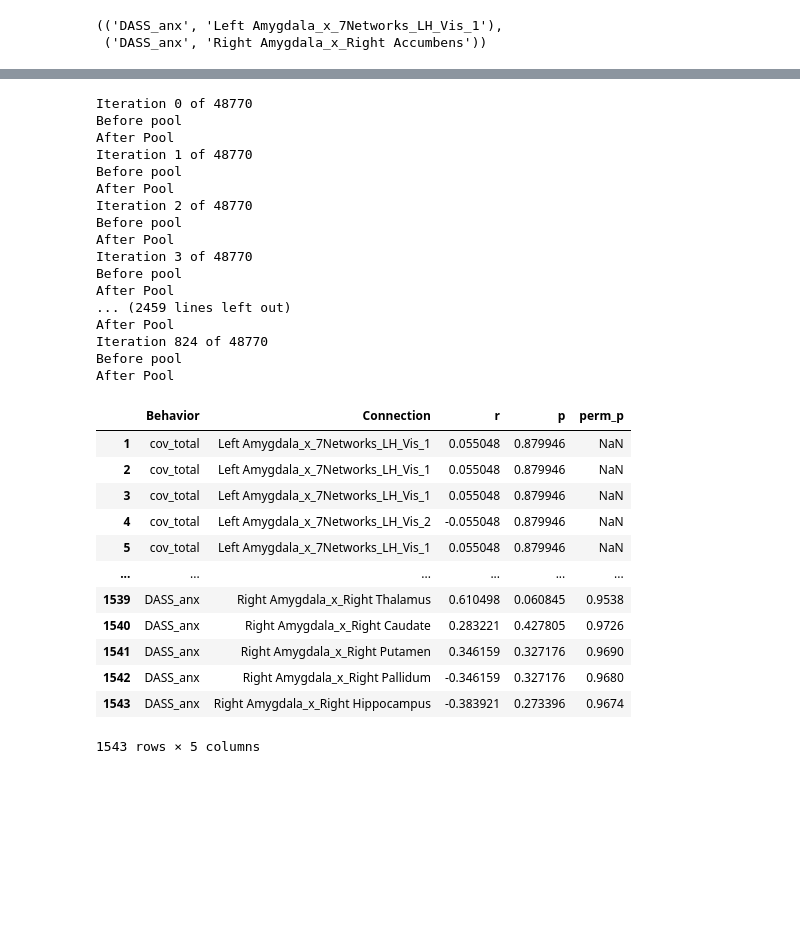
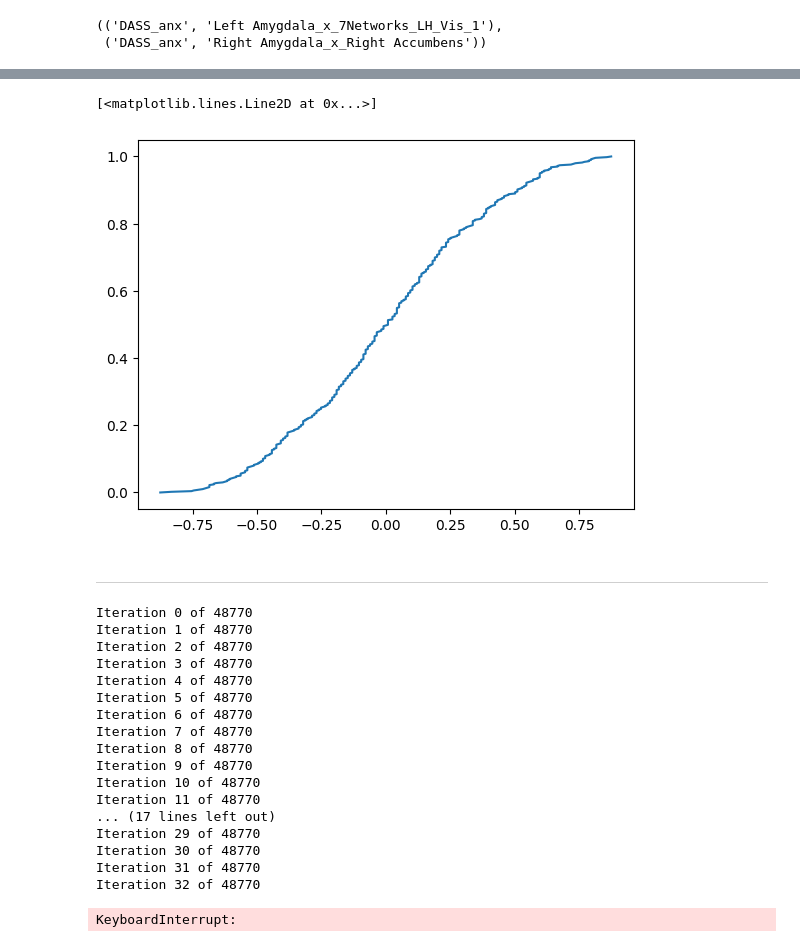
Before and after one commit to gv21/MIP_lab_Project, a Jupyter notebook: group_analysis.ipynb, the cells around one changed output, grey strips where cells are left out. Saved outputs shown, nothing was run; the diff lists cells and outputs as text; code cells hidden in the pictures; blank space fills up the shorter version.

```diff
--- a/group_analysis.ipynb
+++ b/group_analysis.ipynb
@@ -112,0 +96,17 @@ connection_x_behavior2[19508],connection_x_behavior2[20333] #fin de DASS_anx con
+# %%
+b = connection_x_behavior2[19508][0]
+c = connection_x_behavior2[19508][1]
+
+behavioral_data = behavioral_arrays[b]
+
+# Format data
+pairwise_arrays = np.vstack((behavioral_data, fMRI_arrays[c])).transpose() ###enlever age, sex, movement pour moi
+pairwise_dataframe = pd.DataFrame(data=pairwise_arrays, columns=['behavior', 'fMRI'], dtype='float32')###enlever age, sex, movement pour moi
+
+pairwise_dataframe = pairwise_dataframe.dropna().reset_index(drop=True)  # account for subjects with missing  ###usefull for me?
+if not ('TR-' in c):  # if movie-wide analysis, use absolute values for all covariates/behavior
+    pairwise_dataframe.loc[:, pairwise_dataframe.columns != 'fMRI'] = \
+        np.absolute(pairwise_dataframe.loc[:, pairwise_dataframe.columns != 'fMRI'])  # all columns that aren't fMRI ###only behavior for me since I don't have
+# Statistical test
+correlation = pg.corr(x=pairwise_dataframe['fMRI'], y=pairwise_dataframe['behavior'], method='spearman')
+null_dist = null_dist(pairwise_dataframe)
@@ -113,3 +131,14 @@ connection_x_behavior2[19508],connection_x_behavior2[20333] #fin de DASS_anx con
+# %%
+null_dist.sort()
+# %%
+from matplotlib import pyplot as plt
+x = np.linspace(0,1,len(null_dist))
+plt.plot(null_dist,x)
+# %% [output]
+[<matplotlib.lines.Line2D at 0x...>]
+[figure, added]
+# %% [markdown]
+----------------------------
 # %%
 from multiprocessing import Pool
 connection_x_behavior2 = list(product(list(behavioral_arrays.keys())[:5], list(fMRI_arrays.keys())))
@@ -141,11 +170,9 @@ for idx, iteration in enumerate(connection_x_behavior2[19508:20333]):
     pool.join()
     pool.close()
     null_distribution=n.get()"""
-    print('Before pool')
     """with Pool (processes=7) as pool: #processes = number of thread (coeur) I use on my computer
         null_distribution = pool.map(null_dist, pairwise_dataframe)
     pool.close()"""
-    print('After Pool')
     #null_distribution = np.block(null_distribution)
     null_distribution = null_dist(pairwise_dataframe)
     # Test Fisher transformed correlations. Absolute null z less then absolute observed z
@@ -161,32 +188,20 @@ for idx, iteration in enumerate(connection_x_behavior2[19508:20333]):
 statistical_tests
 # %% [output]
 Iteration 0 of 48770
-Before pool
-After Pool
 Iteration 1 of 48770
-Before pool
-After Pool
 Iteration 2 of 48770
-Before pool
-After Pool
 Iteration 3 of 48770
-Before pool
-After Pool
-... (2459 lines left out)
-After Pool
-Iteration 824 of 48770
-Before pool
-After Pool
+Iteration 4 of 48770
+Iteration 5 of 48770
+Iteration 6 of 48770
+Iteration 7 of 48770
+Iteration 8 of 48770
+Iteration 9 of 48770
+Iteration 10 of 48770
+Iteration 11 of 48770
+... (17 lines left out)
+Iteration 29 of 48770
+Iteration 30 of 48770
+Iteration 31 of 48770
+Iteration 32 of 48770
-|  | Behavior | Connection | r | p | perm_p |
-| 1 | cov_total | Left Amygdala_x_7Networks_LH_Vis_1 | 0.055048 | 0.879946 | NaN |
-| 2 | cov_total | Left Amygdala_x_7Networks_LH_Vis_1 | 0.055048 | 0.879946 | NaN |
-| 3 | cov_total | Left Amygdala_x_7Networks_LH_Vis_1 | 0.055048 | 0.879946 | NaN |
-| 4 | cov_total | Left Amygdala_x_7Networks_LH_Vis_2 | -0.055048 | 0.879946 | NaN |
-| 5 | cov_total | Left Amygdala_x_7Networks_LH_Vis_1 | 0.055048 | 0.879946 | NaN |
-| ... | ... | ... | ... | ... | ... |
-| 1539 | DASS_anx | Right Amygdala_x_Right Thalamus | 0.610498 | 0.060845 | 0.9538 |
-| 1540 | DASS_anx | Right Amygdala_x_Right Caudate | 0.283221 | 0.427805 | 0.9726 |
-| 1541 | DASS_anx | Right Amygdala_x_Right Putamen | 0.346159 | 0.327176 | 0.9690 |
-| 1542 | DASS_anx | Right Amygdala_x_Right Pallidum | -0.346159 | 0.327176 | 0.9680 |
-| 1543 | DASS_anx | Right Amygdala_x_Right Hippocampus | -0.383921 | 0.273396 | 0.9674 |
-1543 rows × 5 columns
+KeyboardInterrupt:
```
Also changed, not shown: parts of 14 cells of this notebook.
